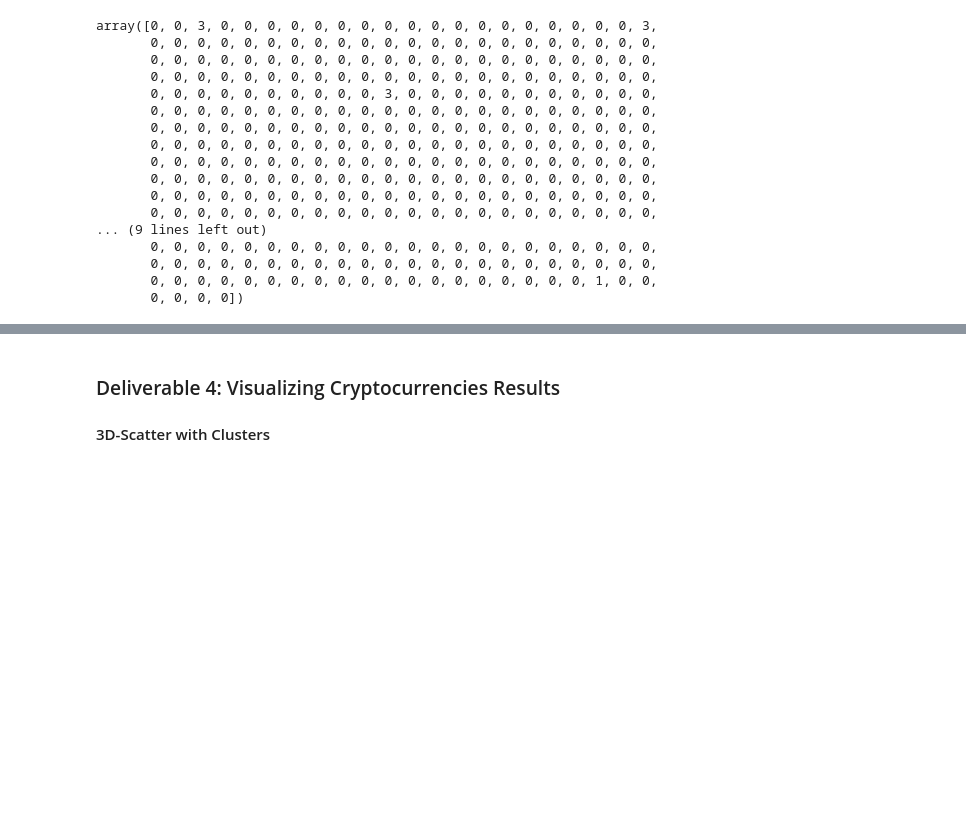
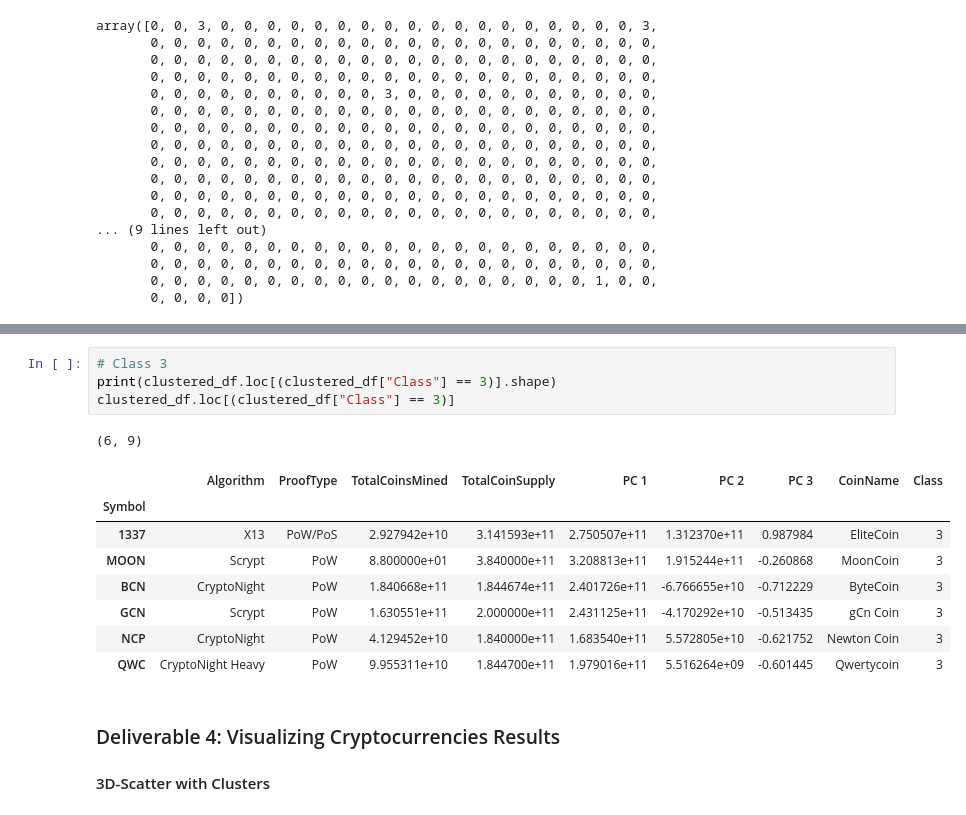
Before and after one commit to TPapiernik/Module_18_Challenge, a Jupyter notebook: crypto_clustering.ipynb, the cells around one changed output, grey strips where cells are left out. Drawn from its saved outputs; the diff is of its cells as text; blank space fills up the shorter version.

```diff
--- a/crypto_clustering.ipynb
+++ b/crypto_clustering.ipynb
@@ -379,3 +406,17 @@ clustered_df.head(10)
+# %%
+# Class 3
+print(clustered_df.loc[(clustered_df["Class"] == 3)].shape)
+clustered_df.loc[(clustered_df["Class"] == 3)]
+# %% [output]
+(6, 9)
+|  | Algorithm | ProofType | TotalCoinsMined | TotalCoinSupply | PC 1 | PC 2 | PC 3 | CoinName | Class |
+| Symbol |  |  |  |  |  |  |  |  |  |
+| 1337 | X13 | PoW/PoS | 2.927942e+10 | 3.141593e+11 | 2.750507e+11 | 1.312370e+11 | 0.987984 | EliteCoin | 3 |
+| MOON | Scrypt | PoW | 8.800000e+01 | 3.840000e+11 | 3.208813e+11 | 1.915244e+11 | -0.260868 | MoonCoin | 3 |
+| BCN | CryptoNight | PoW | 1.840668e+11 | 1.844674e+11 | 2.401726e+11 | -6.766655e+10 | -0.712229 | ByteCoin | 3 |
+| GCN | Scrypt | PoW | 1.630551e+11 | 2.000000e+11 | 2.431125e+11 | -4.170292e+10 | -0.513435 | gCn Coin | 3 |
+| NCP | CryptoNight | PoW | 4.129452e+10 | 1.840000e+11 | 1.683540e+11 | 5.572805e+10 | -0.621752 | Newton Coin | 3 |
+| QWC | CryptoNight Heavy | PoW | 9.955311e+10 | 1.844700e+11 | 1.979016e+11 | 5.516264e+09 | -0.601445 | Qwertycoin | 3 |
 # %% [markdown]
 ### Deliverable 4: Visualizing Cryptocurrencies Results
 
```
Also changed, not shown: parts of 5 cells of this notebook, 2 other files.
